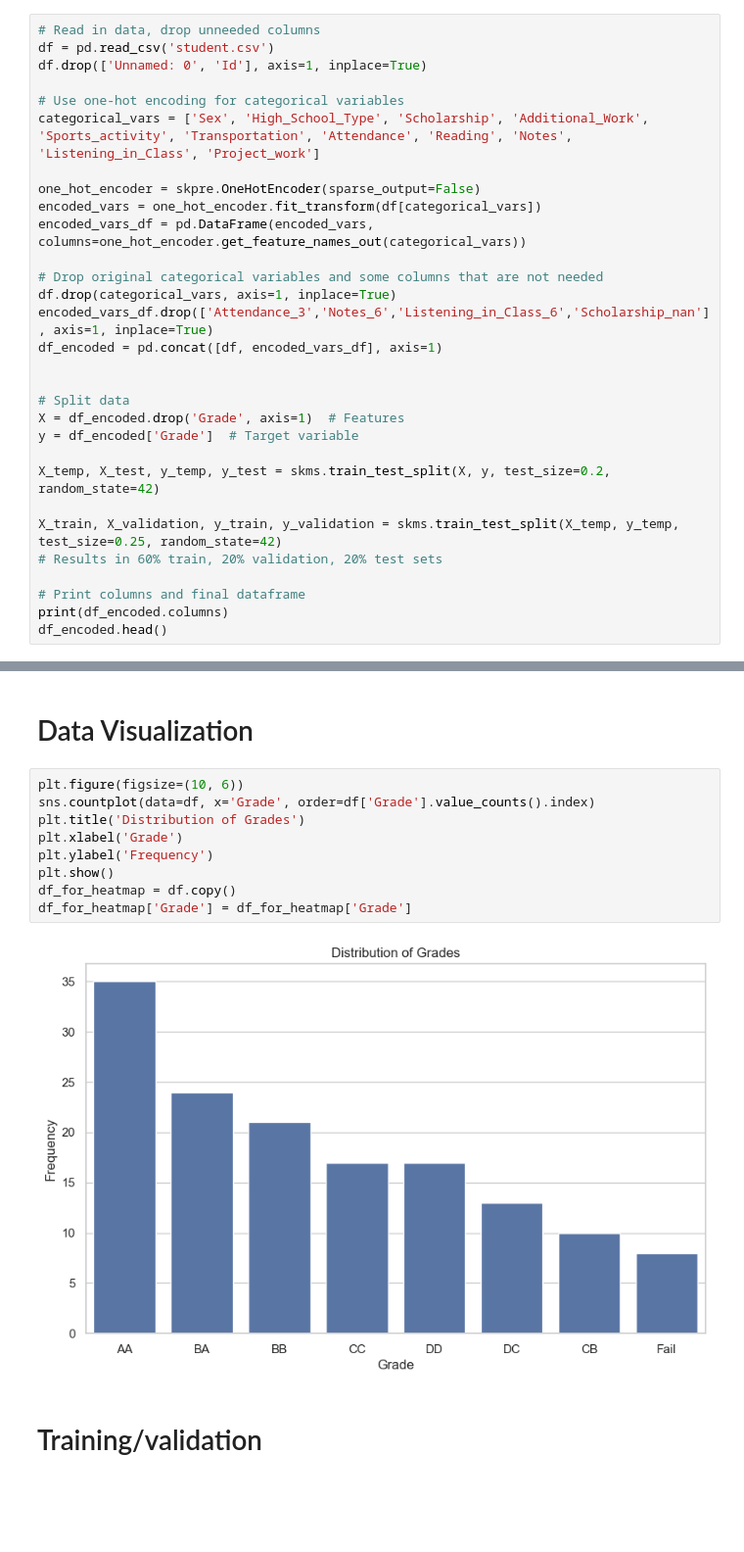
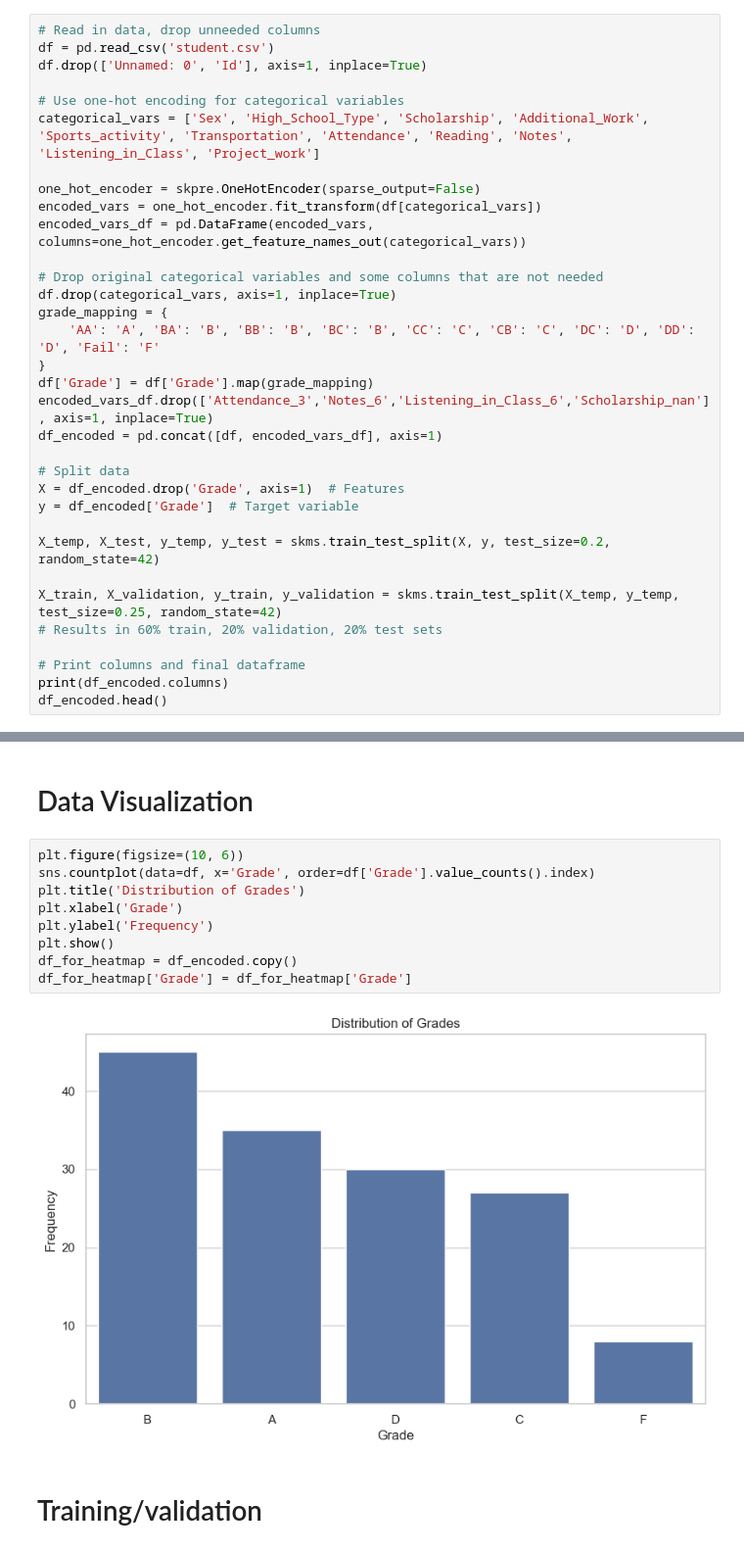
Before and after one commit to SamNicklez/ai-project-1, a Jupyter notebook: src/SamWorkbook.ipynb, the cells around one changed output, grey strips where cells are left out. Shown at 98% size. Drawn from its saved outputs; the diff is of its cells as text; blank space fills up the shorter version.

```diff
--- a/src/SamWorkbook.ipynb
+++ b/src/SamWorkbook.ipynb
@@ -92,9 +92,12 @@ encoded_vars_df = pd.DataFrame(encoded_vars, columns=one_hot_encoder.get_feature
 
 # Drop original categorical variables and some columns that are not needed
 df.drop(categorical_vars, axis=1, inplace=True)
+grade_mapping = {
+    'AA': 'A', 'BA': 'B', 'BB': 'B', 'BC': 'B', 'CC': 'C', 'CB': 'C', 'DC': 'D', 'DD': 'D', 'Fail': 'F'
+}
+df['Grade'] = df['Grade'].map(grade_mapping)
 encoded_vars_df.drop(['Attendance_3','Notes_6','Listening_in_Class_6','Scholarship_nan'], axis=1, inplace=True)
 df_encoded = pd.concat([df, encoded_vars_df], axis=1)
-
 
 # Split data
 X = df_encoded.drop('Grade', axis=1)  # Features
@@ -131,14 +134,14 @@ Index(['Student_Age', 'Weekly_Study_Hours', 'Grade', 'Sex_Female', 'Sex_Male',
 # %%
 plt.figure(figsize=(10, 6))
 sns.countplot(data=df, x='Grade', order=df['Grade'].value_counts().index)
 plt.title('Distribution of Grades')
 plt.xlabel('Grade')
 plt.ylabel('Frequency')
 plt.show()
-df_for_heatmap = df.copy()
+df_for_heatmap = df_encoded.copy()
 df_for_heatmap['Grade'] = df_for_heatmap['Grade']
 # %% [output]
-[figure, old version]
+[figure, new version]
 # %% [markdown]
 # Training/validation
 # %%
```
Also changed, not shown: parts of 2 cells of this notebook.
